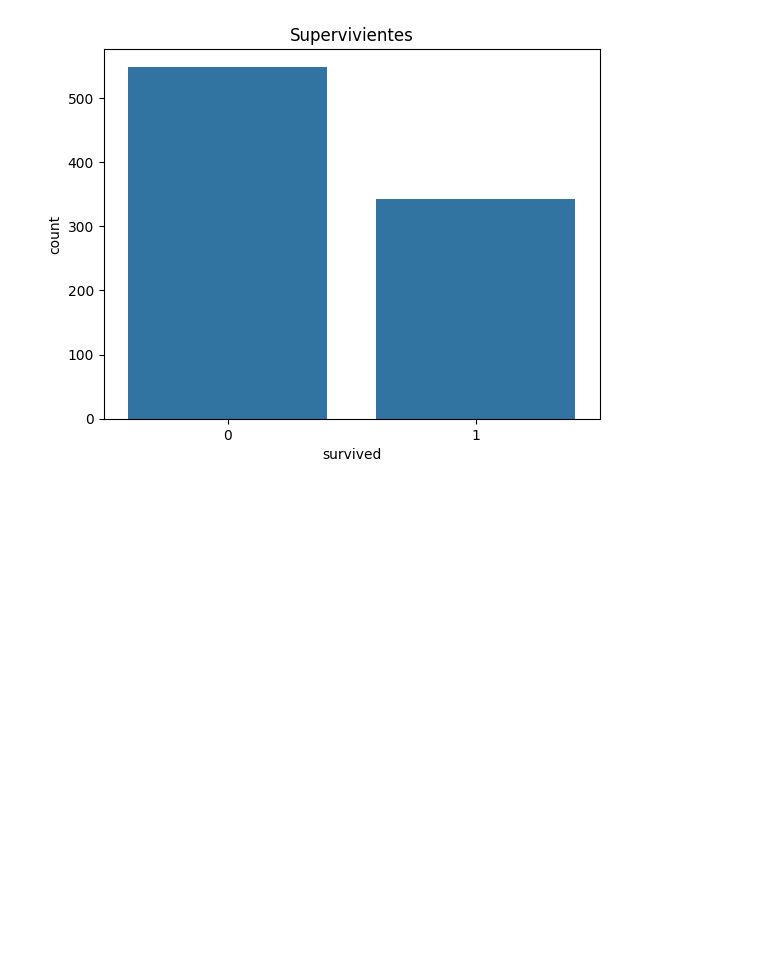
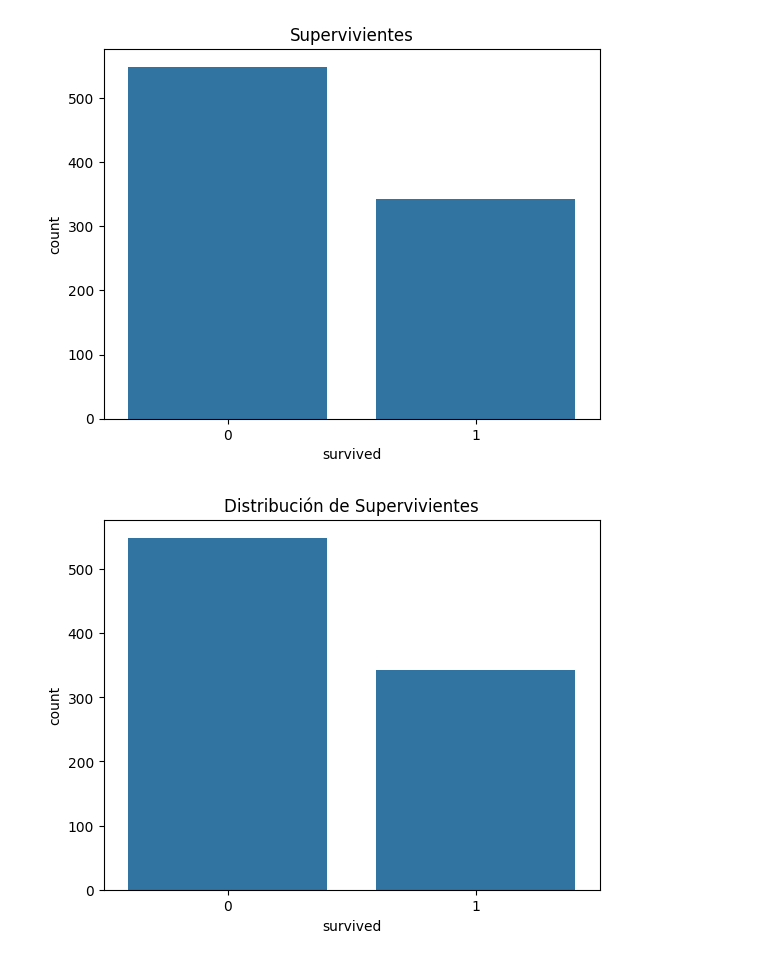
Before and after one commit to rayvill/eda-titanic, a Jupyter notebook: EDA.ipynb, the cells around one changed output. Drawn from its saved outputs; the diff is of its cells as text; code cells hidden in the pictures; blank space fills up the shorter version.

```diff
--- a/EDA.ipynb
+++ b/EDA.ipynb
@@ -82,3 +82,10 @@ plt.title("Supervivientes")
 plt.show()
 # %% [output]
 [figure]
+# %%
+sns.countplot(x='survived', data=df)
+plt.title('Distribución de Supervivientes')
+plt.savefig('supervivientes.png')
+plt.show()
+# %% [output]
+[figure, added]
```
Also changed, not shown: parts of 3 cells of this notebook.
